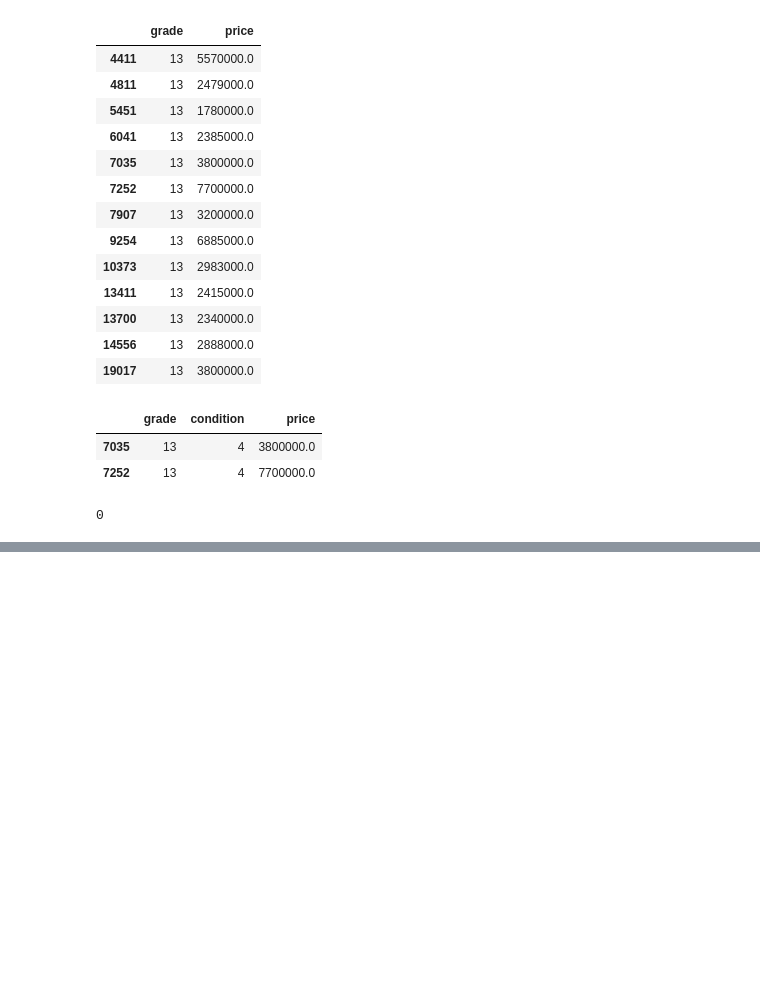
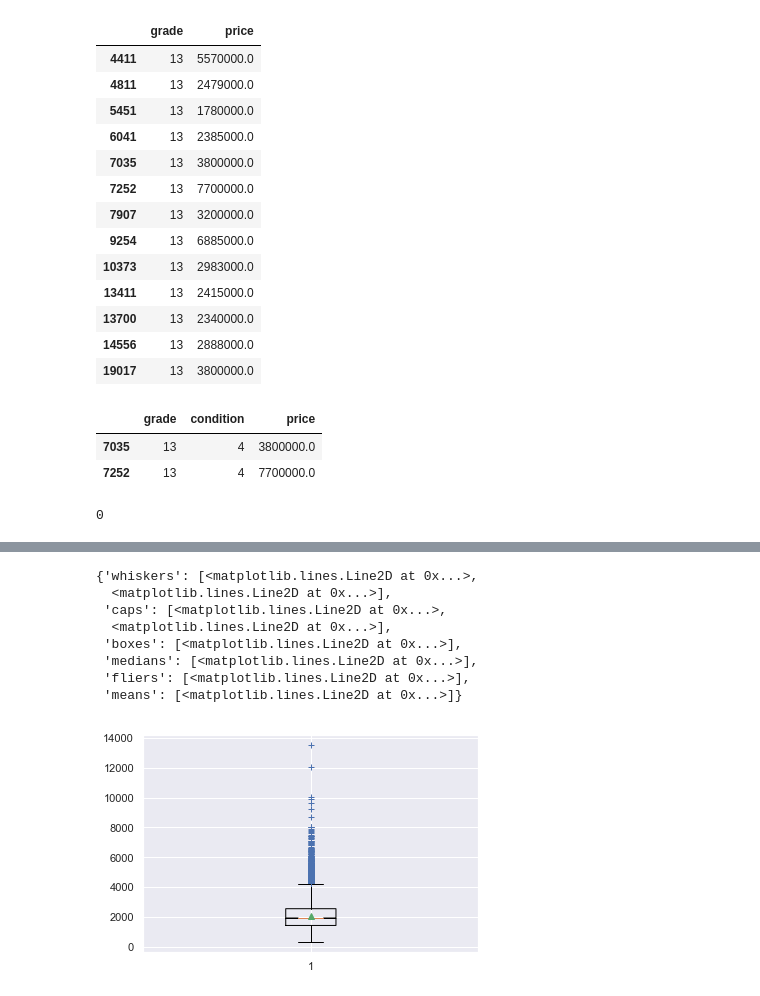
Before and after one commit to rose620/Capstone_1, a Jupyter notebook: house_sales_prediction.ipynb, the cells around one changed output, grey strips where cells are left out. Drawn from its saved outputs; the diff is of its cells as text; code cells hidden in the pictures; blank space fills up the shorter version.

```diff
--- a/house_sales_prediction.ipynb
+++ b/house_sales_prediction.ipynb
@@ -120,0 +200,13 @@ df.isnull().sum().sum()
+# %%
+#take a look at how median for square foot living falls on a box and whisker plot.
+plt.boxplot(df['sqft_living'],1, showmeans = True, sym = 'b+')
+# %% [output]
+{'whiskers': [<matplotlib.lines.Line2D at 0x...>,
+  <matplotlib.lines.Line2D at 0x...>],
+ 'caps': [<matplotlib.lines.Line2D at 0x...>,
+  <matplotlib.lines.Line2D at 0x...>],
+ 'boxes': [<matplotlib.lines.Line2D at 0x...>],
+ 'medians': [<matplotlib.lines.Line2D at 0x...>],
+ 'fliers': [<matplotlib.lines.Line2D at 0x...>],
+ 'means': [<matplotlib.lines.Line2D at 0x...>]}
+[figure, added]
```
Also changed, not shown: parts of 50 cells of this notebook.
